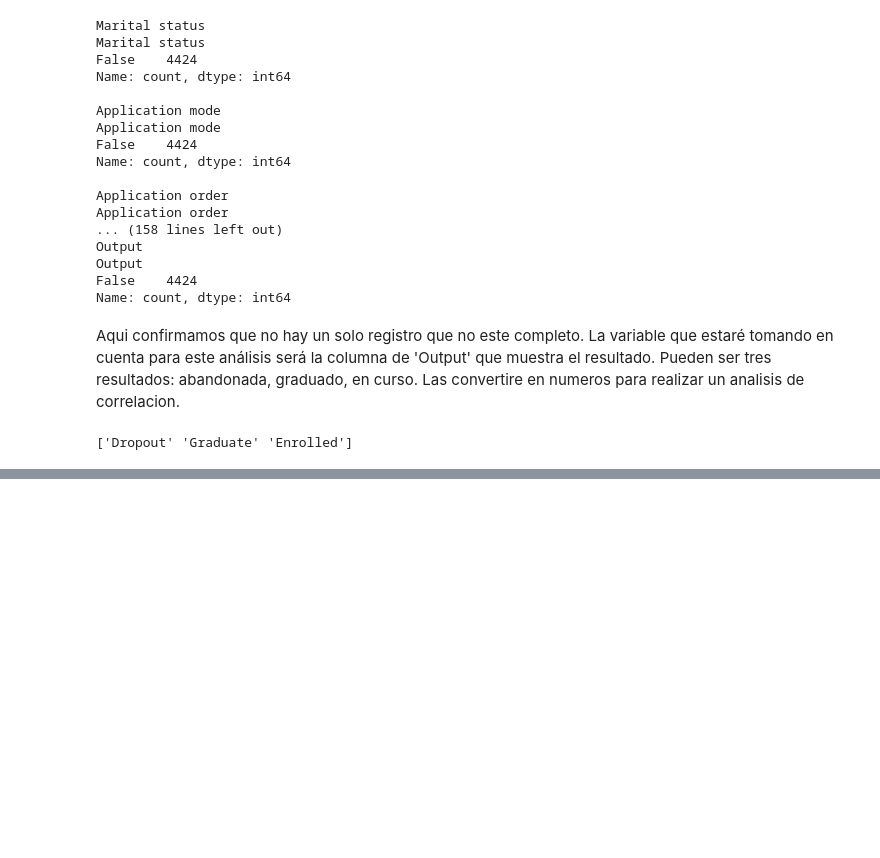
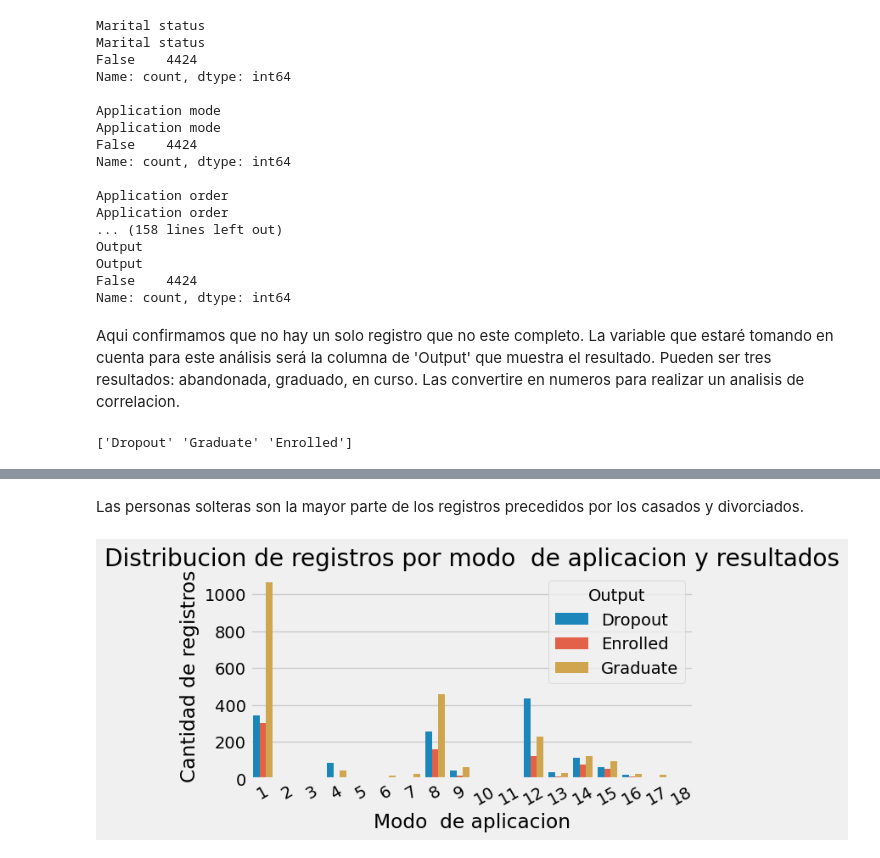
Before and after one commit to AntonioDilone/Dropout-Analysis, a Jupyter notebook: DropoutAnalysis.ipynb, the cells around one changed output, grey strips where cells are left out. Saved outputs shown, nothing was run; the diff lists cells and outputs as text; code cells hidden in the pictures; blank space fills up the shorter version.

```diff
--- a/DropoutAnalysis.ipynb
+++ b/DropoutAnalysis.ipynb
@@ -139,0 +149,14 @@ dtype: float64
+# %% [markdown]
+Las personas solteras son la mayor parte de los registros precedidos por los casados y divorciados.
+# %%
+counts = df.groupby(['Application mode', 'Output']).size().reset_index(name='Count')
+counts['Output'] = counts['Output'].astype(str)
+plt.figure(figsize=(6,3))
+sns.barplot(data = counts, x='Application mode', y ='Count', hue='Output')
+plt.ylabel('Cantidad de registros')
+plt.xlabel('Modo  de aplicacion')
+plt.title('Distribucion de registros por modo  de aplicacion y resultados')
+plt.xticks(rotation=30)
+plt.show()
+# %% [output]
+[figure, added]
```
Also changed, not shown: parts of 22 cells of this notebook.
